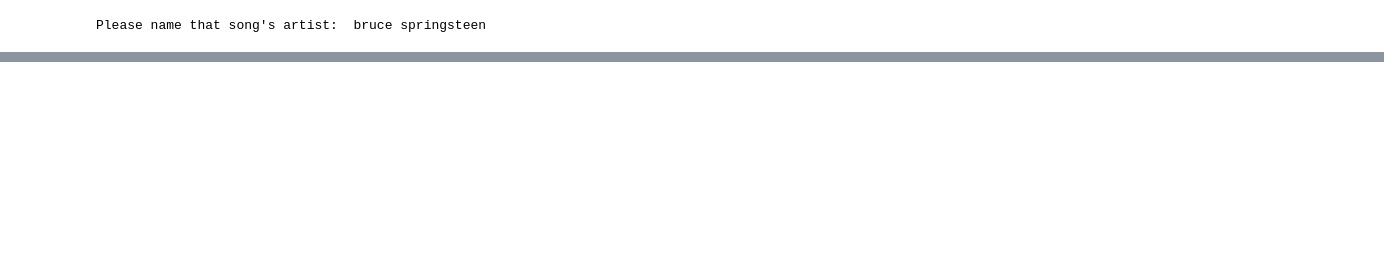
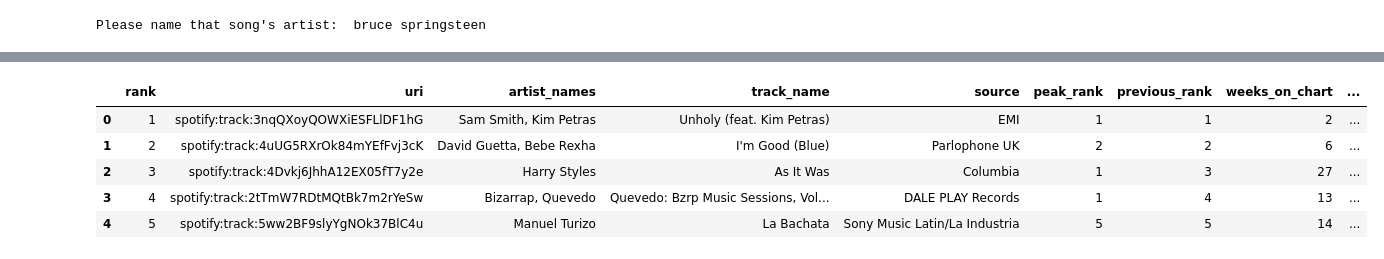
Before and after one commit to Flores-Kevin/rage-against-machine-learning, a Jupyter notebook: testing.ipynb, the cells around one changed output, grey strips where cells are left out. Saved outputs shown, nothing was run; the diff lists cells and outputs as text; code cells hidden in the pictures; blank space fills up the shorter version.

```diff
--- a/testing.ipynb
+++ b/testing.ipynb
@@ -145,0 +146,11 @@ input_song_df.head()
+# %%
+#import global top songs csv and save as a df
+global2022_df = pd.read_csv("resources/regional-global-weekly-2022-10-06.csv")
+global2022_df.head()
+# %% [output]
+|  | rank | uri | artist_names | track_name | source | peak_rank | previous_rank | weeks_on_chart | ... |
+| 0 | 1 | spotify:track:3nqQXoyQOWXiESFLlDF1hG | Sam Smith, Kim Petras | Unholy (feat. Kim Petras) | EMI | 1 | 1 | 2 | ... |
+| 1 | 2 | spotify:track:4uUG5RXrOk84mYEfFvj3cK | David Guetta, Bebe Rexha | I'm Good (Blue) | Parlophone UK | 2 | 2 | 6 | ... |
+| 2 | 3 | spotify:track:4Dvkj6JhhA12EX05fT7y2e | Harry Styles | As It Was | Columbia | 1 | 3 | 27 | ... |
+| 3 | 4 | spotify:track:2tTmW7RDtMQtBk7m2rYeSw | Bizarrap, Quevedo | Quevedo: Bzrp Music Sessions, Vol... | DALE PLAY Records | 1 | 4 | 13 | ... |
+| 4 | 5 | spotify:track:5ww2BF9slyYgNOk37BlC4u | Manuel Turizo | La Bachata | Sony Music Latin/La Industria | 5 | 5 | 14 | ... |
```
Also changed, not shown: parts of 7 cells of this notebook.
